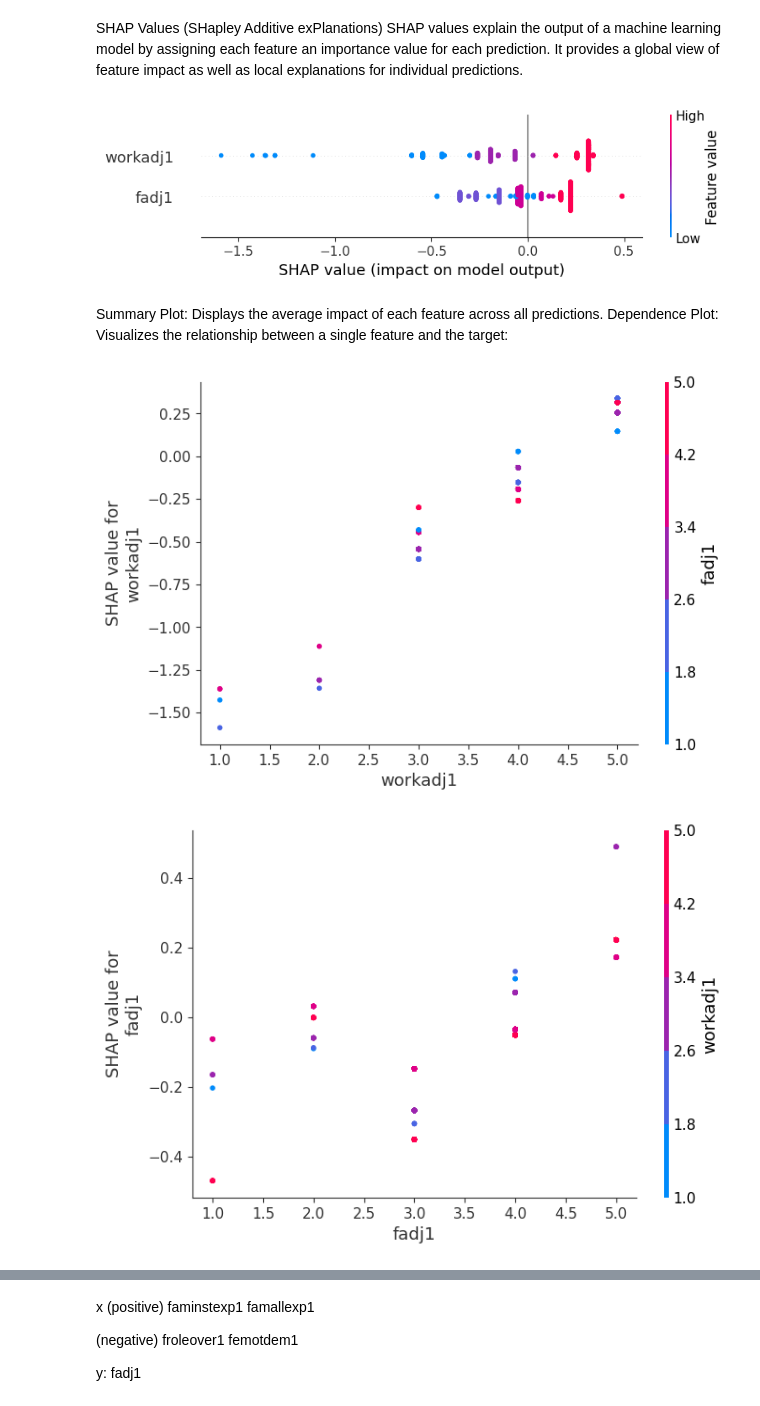
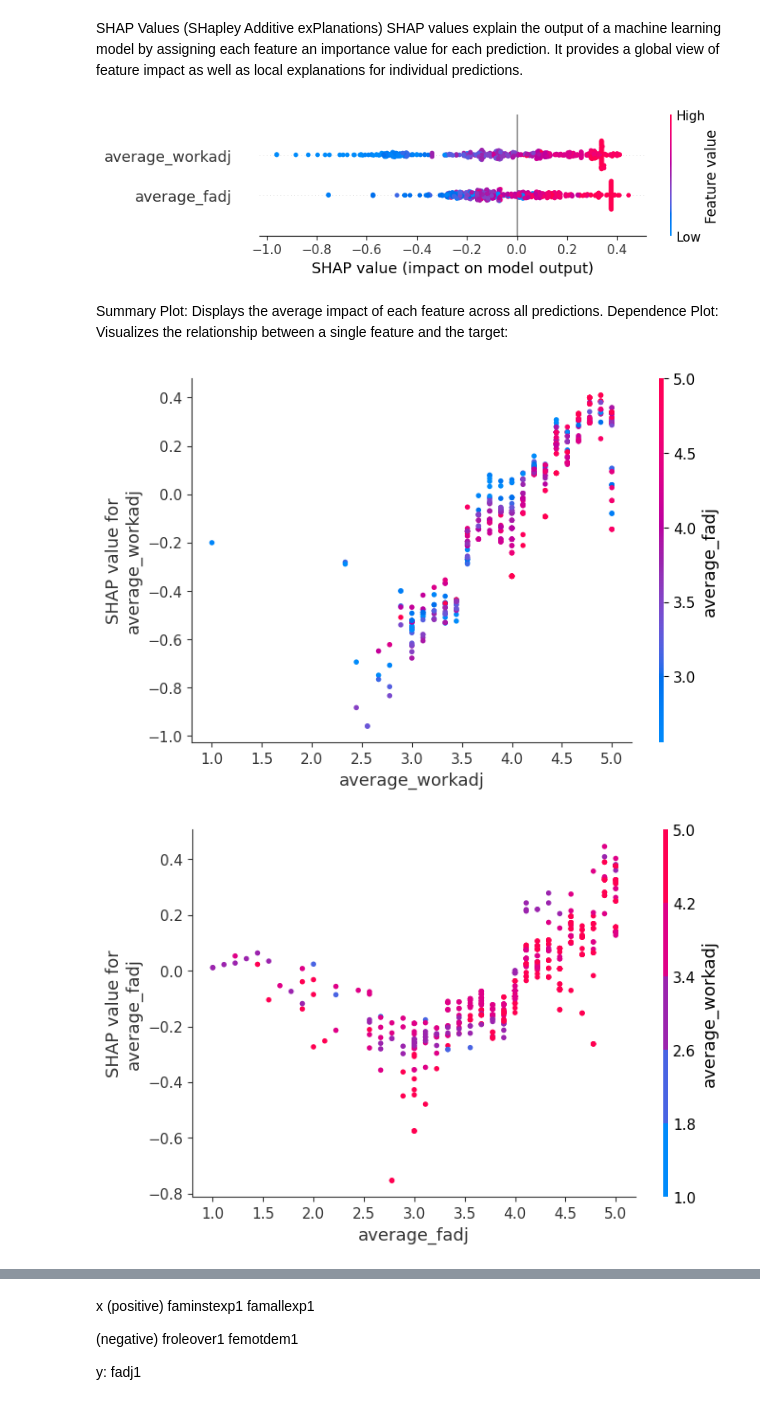
Before and after one commit to reema-dass26/Interdiciplinary_project_WU, a Jupyter notebook: source/EDA_3.ipynb, the cells around one changed output, grey strips where cells are left out. Cells and saved outputs as stored; diff of their text form; code cells hidden in the pictures.

Commit message:
updated model

```diff
--- a/source/EDA_3.ipynb
+++ b/source/EDA_3.ipynb
@@ -34,7 +34,7 @@ data = pd.read_csv(file_path)
 
 # Step 2: Filter Columns
 # Specify the columns you want to keep for ML
-selected_columns = ['workadj1','fadj1','jobsat1']
+selected_columns = ['average_workadj','average_fadj','average_jobsat']
 filtered_data = data[selected_columns]
 # %%
 correlation_matrix = filtered_data.corr(method='pearson')  # Use 'spearman' for ranked data
@@ -48,7 +48,7 @@ jobsat1   0.460853  0.321264  1.000000
 # %%
 # Features and target
-X = filtered_data.drop(columns=['jobsat1'])
-y = filtered_data['jobsat1']
+X = filtered_data.drop(columns=['average_jobsat'])
+y = filtered_data['average_jobsat']
 # %%
 from sklearn.ensemble import RandomForestRegressor
 from sklearn.model_selection import train_test_split
@@ -124,7 +124,7 @@ from sklearn.metrics import mean_squared_error
 X_train, X_test, y_train, y_test = train_test_split(X, y, test_size=0.2, random_state=42)
 
 # Initialize and train model
-model = RandomForestRegressor(random_state=42, max_depth=5, min_samples_leaf=2, min_samples_split=7,n_estimators=700)
+model = RandomForestRegressor(random_state=42, max_depth=5, min_samples_leaf=2, min_samples_split=5,n_estimators=200)
 model.fit(X_train, y_train)
 
 # Predict and evaluate
@@ -246,17 +225,17 @@ shap_values = explainer.shap_values(X)
 # Visualize global feature importance
 shap.summary_plot(shap_values, X)
 # %% [output]
-[figure, old version]
+[figure, new version]
 # %% [markdown]
 Summary Plot: Displays the average impact of each feature across all predictions.
 Dependence Plot: Visualizes the relationship between a single feature and the target:
 # %%
-# shap.dependence_plot('jobsat1', shap_values, X)
-shap.dependence_plot('workadj1', shap_values, X)
-shap.dependence_plot('fadj1', shap_values, X)
+# shap.dependence_plot('average_jobsat', shap_values, X)
+shap.dependence_plot('average_workadj', shap_values, X)
+shap.dependence_plot('average_fadj', shap_values, X)
 # %% [output]
-[figure, old version]
+[figure, new version]
-[figure, old version]
+[figure, new version]
 # %%
 import seaborn as sns
 
```
Also changed, not shown: parts of 17 cells of this notebook, 2 other files.
